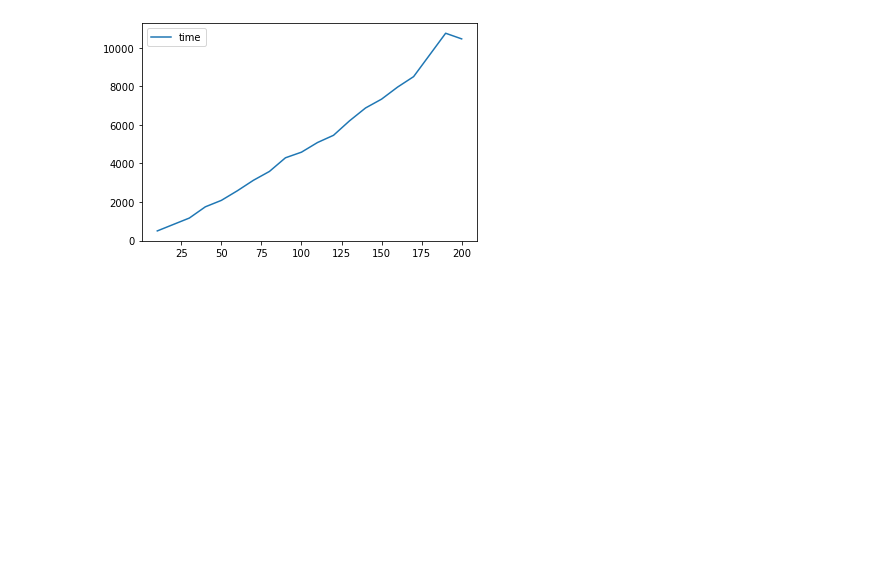
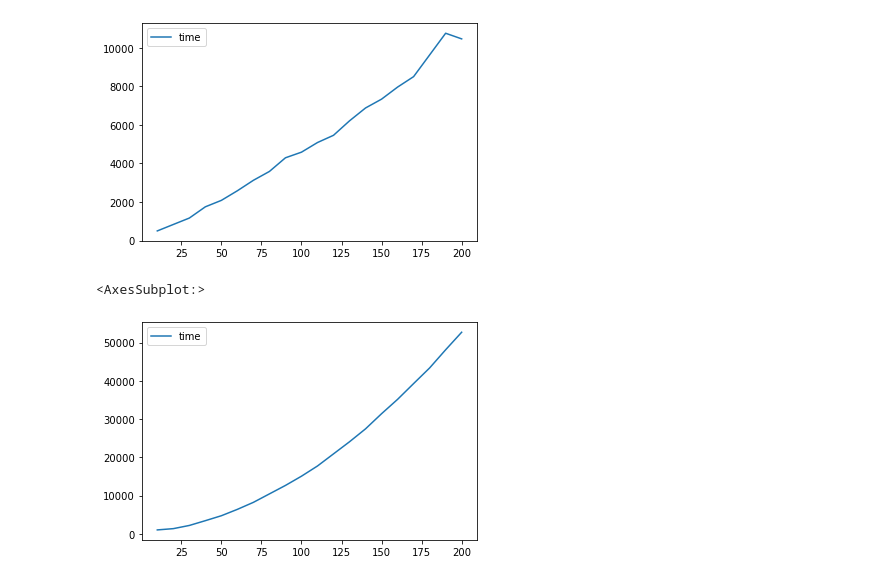
Before and after one commit to Kunal-Sharma213/ADA-Lab, a Jupyter notebook: testQS.ipynb, the cells around one changed output. Cells and saved outputs as stored; diff of their text form; code cells hidden in the pictures; blank space fills up the shorter version.

```diff
--- a/testQS.ipynb
+++ b/testQS.ipynb
@@ -63,3 +63,17 @@ df_iterative.plot()
 # %% [output]
 <AxesSubplot:>
 [figure]
+# %%
+#worst case test case
+
+k = 0
+test_cases = []
+for i in range(0, 20):
+    k= k + 10
+    s = '';
+    s = str(k) + '\n'
+    arr = [x for x in reversed(range(1, k + 1))]
+    for x in arr:
+        s += str(x) + ' '
+    s += '\n'
+    test_cases.append(s)
@@ -65,0 +84,29 @@ df_iterative.plot()
+# %%
+ans_worst_qs = [1042,
+1375,
+2209,
+3458,
+4750,
+6417,
+8250,
+10459,
+12667,
+15083,
+17750,
+20917,
+24083,
+27459,
+31416,
+35167,
+39292,
+43375,
+48125,
+52708,
+]
+# %%
+df_worst_qs = pd.DataFrame({'time': ans_worst_qs}, index = [x for x in range(10, 210, 10)])
+# %%
+df_worst_qs.plot()
+# %% [output]
+<AxesSubplot:>
+[figure, added]
```
Also changed, not shown: parts of 3 cells of this notebook.
